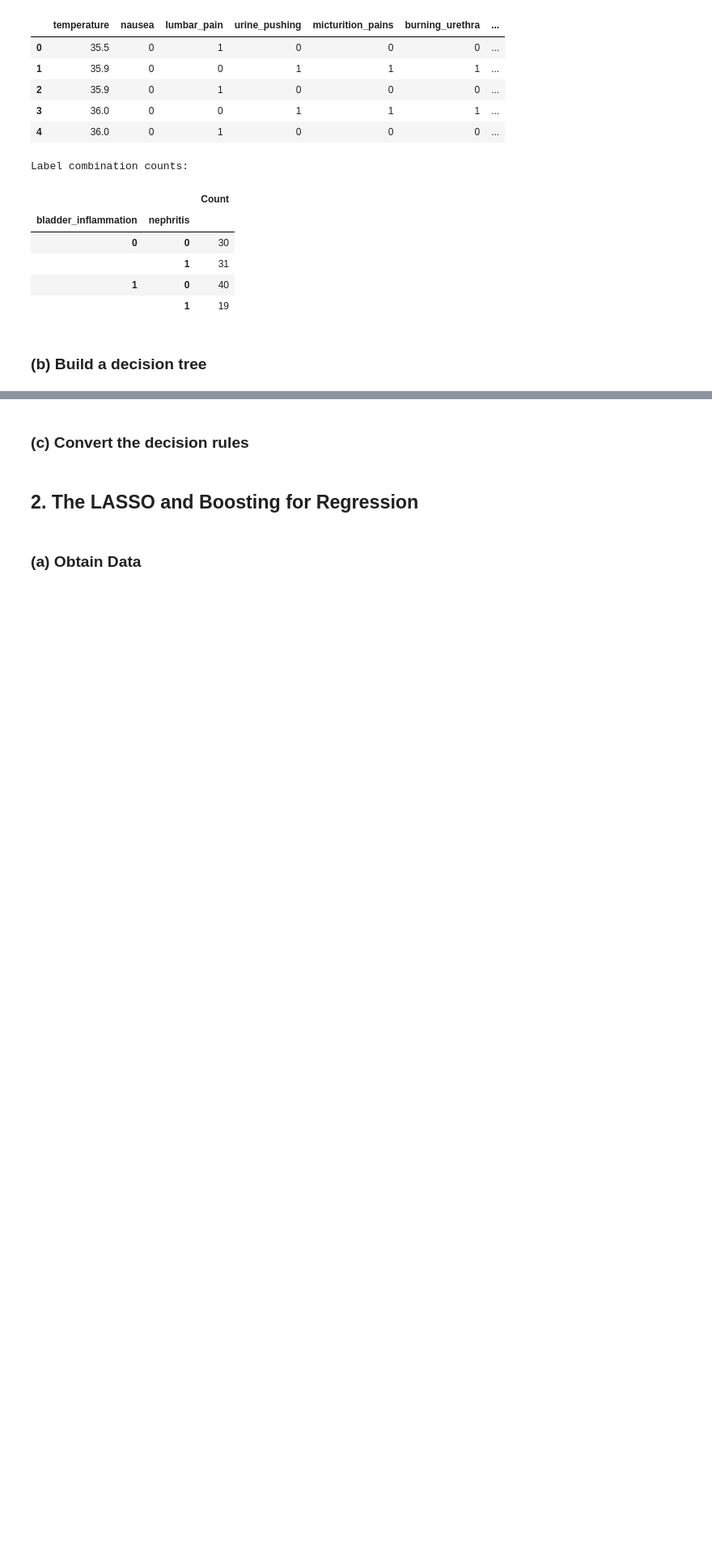
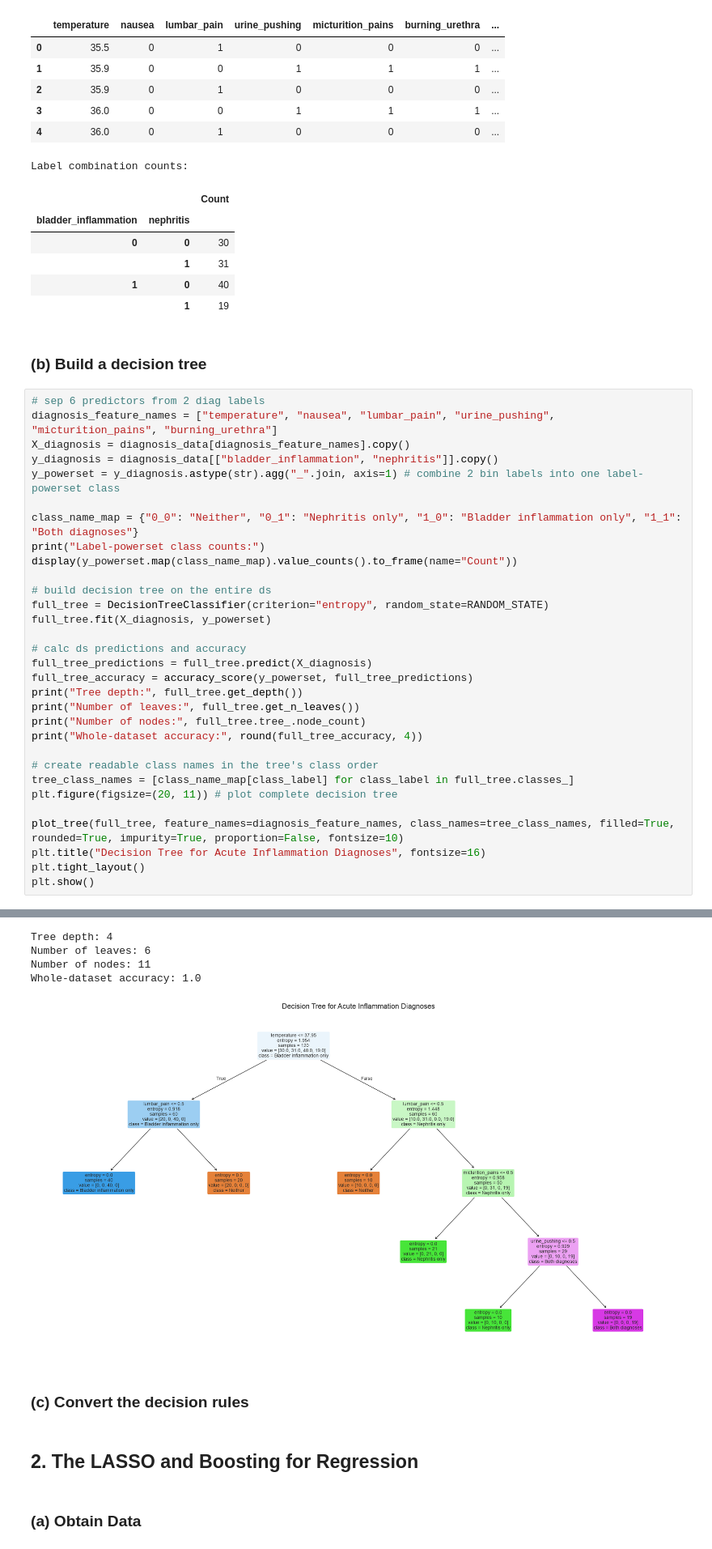
Before and after one commit to manvsatish/dsci-552-hw-5, a Jupyter notebook: notebook/Satish_Manvika_HW5.ipynb, the cells around one changed output, grey strips where cells are left out. Shown at 81% size. Cells and saved outputs as stored; diff of their text form; blank space fills up the shorter version.

```diff
--- a/notebook/Satish_Manvika_HW5.ipynb
+++ b/notebook/Satish_Manvika_HW5.ipynb
@@ -111,3 +111,35 @@ Label combination counts:
 |  | 1 | 19 |
 # %% [markdown]
 ### (b) Build a decision tree
+# %%
+# sep 6 predictors from 2 diag labels
+diagnosis_feature_names = ["temperature", "nausea", "lumbar_pain", "urine_pushing", "micturition_pains", "burning_urethra"]
+X_diagnosis = diagnosis_data[diagnosis_feature_names].copy()
+y_diagnosis = diagnosis_data[["bladder_inflammation", "nephritis"]].copy()
+y_powerset = y_diagnosis.astype(str).agg("_".join, axis=1) # combine 2 bin labels into one label-powerset class
+
+class_name_map = {"0_0": "Neither", "0_1": "Nephritis only", "1_0": "Bladder inflammation only", "1_1": "Both diagnoses"}
+print("Label-powerset class counts:")
+display(y_powerset.map(class_name_map).value_counts().to_frame(name="Count"))
+
+# build decision tree on the entire ds
+full_tree = DecisionTreeClassifier(criterion="entropy", random_state=RANDOM_STATE)
+full_tree.fit(X_diagnosis, y_powerset)
+
+# calc ds predictions and accuracy
+full_tree_predictions = full_tree.predict(X_diagnosis)
+full_tree_accuracy = accuracy_score(y_powerset, full_tree_predictions)
+print("Tree depth:", full_tree.get_depth())
+print("Number of leaves:", full_tree.get_n_leaves())
+print("Number of nodes:", full_tree.tree_.node_count)
+print("Whole-dataset accuracy:", round(full_tree_accuracy, 4))
+
+# create readable class names in the tree's class order
+tree_class_names = [class_name_map[class_label] for class_label in full_tree.classes_]
+plt.figure(figsize=(20, 11)) # plot complete decision tree
+
+plot_tree(full_tree, feature_names=diagnosis_feature_names, class_names=tree_class_names, filled=True, rounded=True, impurity=True, proportion=False, fontsize=10)
+plt.title("Decision Tree for Acute Inflammation Diagnoses", fontsize=16)
+plt.tight_layout()
+plt.show()
+# %% [output]
@@ -114,3 +152,8 @@ Label combination counts:
+Tree depth: 4
+Number of leaves: 6
+Number of nodes: 11
+Whole-dataset accuracy: 1.0
+[figure, added]
 # %% [markdown]
 ### (c) Convert the decision rules
 # %% [markdown]
```
Also changed, not shown: parts of 1 cell of this notebook.
